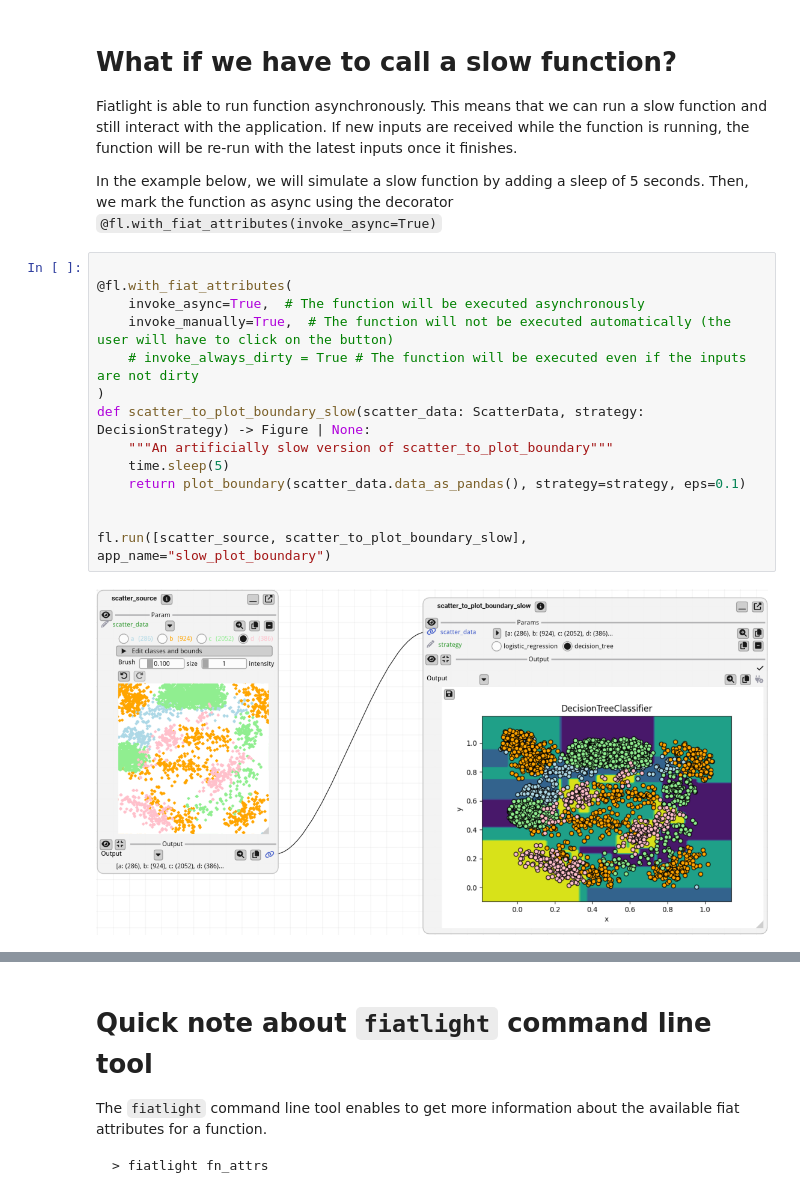
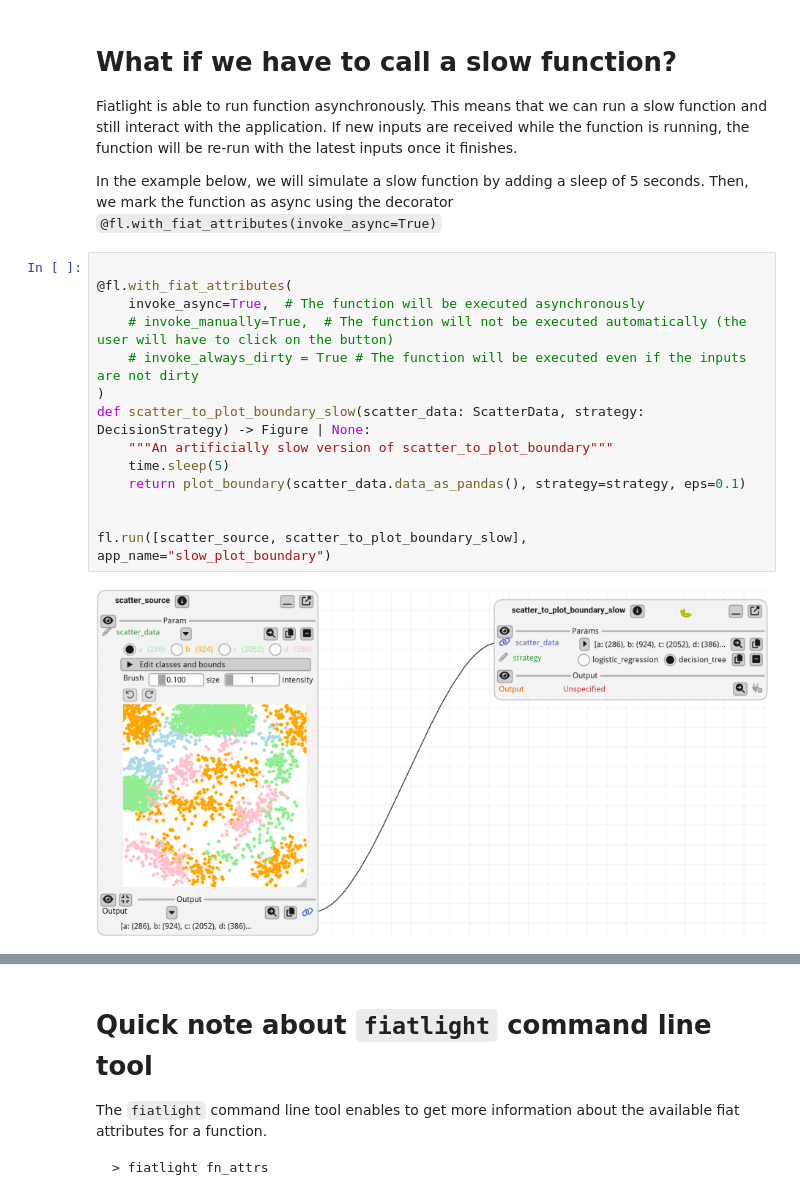
Before and after one commit to pthom/probabl_draft, a Jupyter notebook: scatter/scatter_notebook_fiatlight.ipynb, the cells around one changed output, grey strips where cells are left out. Cells and saved outputs as stored; diff of their text form.

```diff
--- a/scatter/scatter_notebook_fiatlight.ipynb
+++ b/scatter/scatter_notebook_fiatlight.ipynb
@@ -178,16 +178,16 @@ Then, we mark the function as async using the decorator `@fl.with_fiat_attribute
 # %%
 
 @fl.with_fiat_attributes(
     invoke_async=True,  # The function will be executed asynchronously
-    invoke_manually=True,  # The function will not be executed automatically (the user will have to click on the button)
+    # invoke_manually=True,  # The function will not be executed automatically (the user will have to click on the button)
     # invoke_always_dirty = True # The function will be executed even if the inputs are not dirty
 )
 def scatter_to_plot_boundary_slow(scatter_data: ScatterData, strategy: DecisionStrategy) -> Figure | None:
     """An artificially slow version of scatter_to_plot_boundary"""
     time.sleep(5)
     return plot_boundary(scatter_data.data_as_pandas(), strategy=strategy, eps=0.1)
 
 
 fl.run([scatter_source, scatter_to_plot_boundary_slow], app_name="slow_plot_boundary")
 # %% [output]
-[figure, old version]
+[figure, new version]
```
Also changed, not shown: parts of 5 cells of this notebook, 11 other files.
